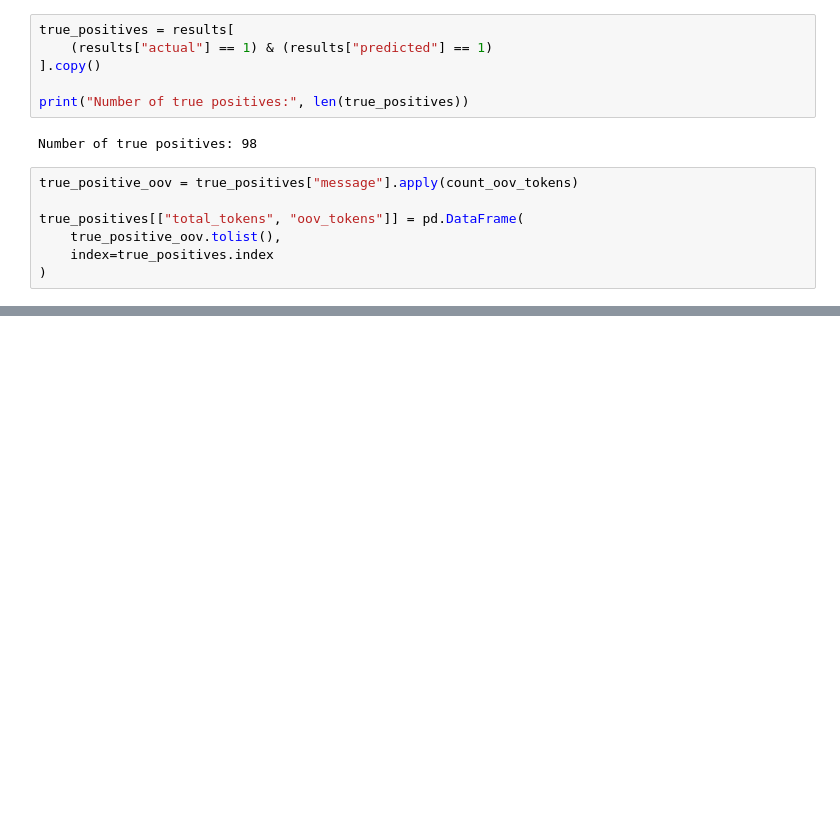
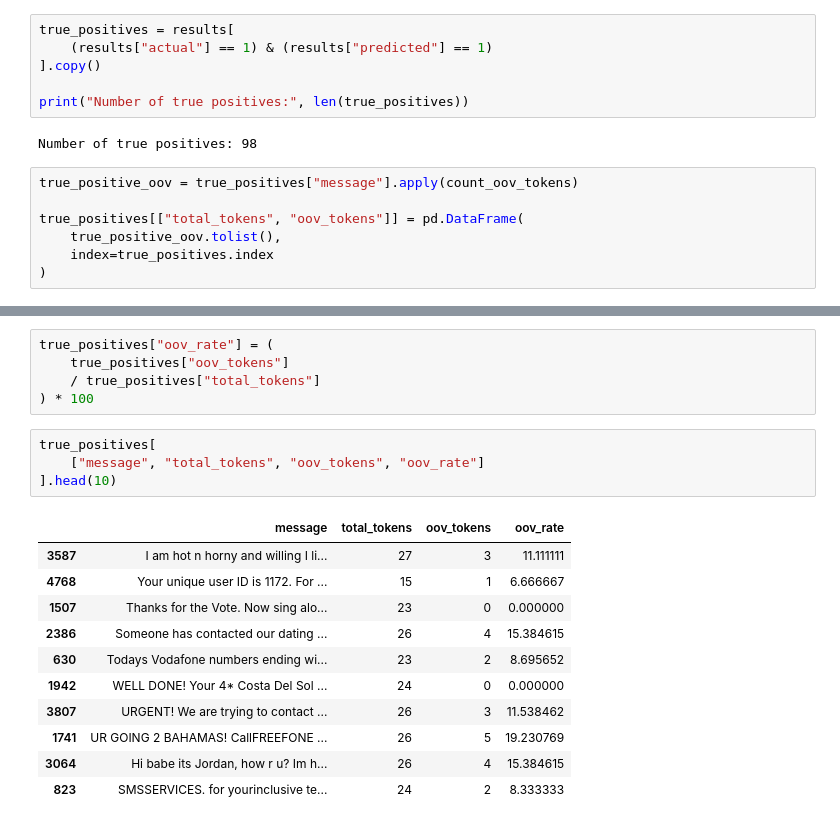
Before and after one commit to rotokpa/email-spam-detector, a Jupyter notebook: notebooks/01_data_exploration.ipynb, the cells around one changed output, grey strips where cells are left out. Cells and saved outputs as stored; diff of their text form; blank space fills up the shorter version.

```diff
--- a/notebooks/01_data_exploration.ipynb
+++ b/notebooks/01_data_exploration.ipynb
@@ -893,0 +899,21 @@ true_positives[["total_tokens", "oov_tokens"]] = pd.DataFrame(
+# %%
+true_positives["oov_rate"] = (
+    true_positives["oov_tokens"]
+    / true_positives["total_tokens"]
+) * 100
+# %%
+true_positives[
+    ["message", "total_tokens", "oov_tokens", "oov_rate"]
+].head(10)
+# %% [output]
+|  | message | total_tokens | oov_tokens | oov_rate |
+| 3587 | I am hot n horny and willing I li... | 27 | 3 | 11.111111 |
+| 4768 | Your unique user ID is 1172. For ... | 15 | 1 | 6.666667 |
+| 1507 | Thanks for the Vote. Now sing alo... | 23 | 0 | 0.000000 |
+| 2386 | Someone has contacted our dating ... | 26 | 4 | 15.384615 |
+| 630 | Todays Vodafone numbers ending wi... | 23 | 2 | 8.695652 |
+| 1942 | WELL DONE! Your 4* Costa Del Sol ... | 24 | 0 | 0.000000 |
+| 3807 | URGENT! We are trying to contact ... | 26 | 3 | 11.538462 |
+| 1741 | UR GOING 2 BAHAMAS! CallFREEFONE ... | 26 | 5 | 19.230769 |
+| 3064 | Hi babe its Jordan, how r u? Im h... | 26 | 4 | 15.384615 |
+| 823 | SMSSERVICES. for yourinclusive te... | 24 | 2 | 8.333333 |
```
Also changed, not shown: parts of 24 cells of this notebook.
